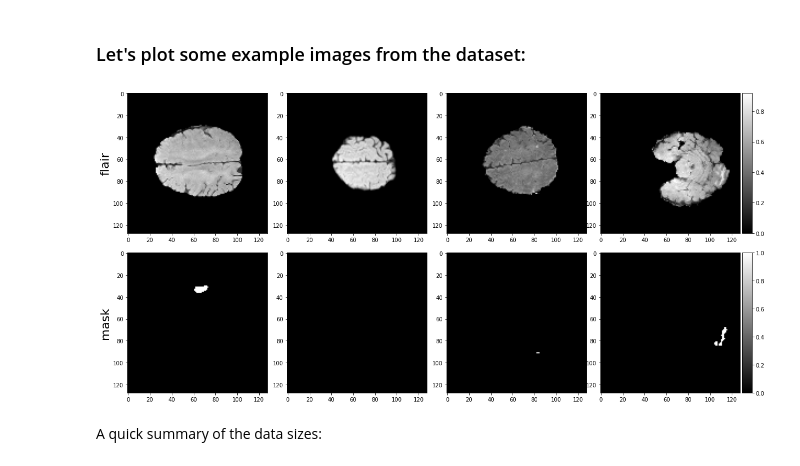
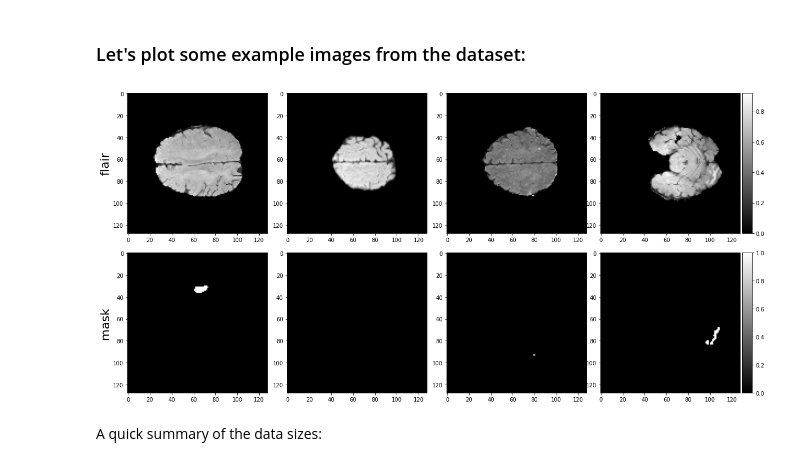
Before and after one commit to klashenriksson/CNNwAMIA, a Jupyter notebook: assignment_2.ipynb, the cells around one changed output. Drawn from its saved outputs; the diff is of its cells as text; code cells hidden in the pictures.

```diff
--- a/assignment_2.ipynb
+++ b/assignment_2.ipynb
@@ -241,38 +163,34 @@ fig.subplots_adjust(left=0.001,
                     top=0.95,
                     bottom=0.005,
                     wspace=0.05,
                     hspace=0.14)
 
 M, N = len(array_labels), 4
 ax = []
 for i in range(M):
     ax.append([None] * N)
     for j in range(N):
         ax[i][j] = plt.subplot2grid((M, N), (i, j), rowspan=1, colspan=1)
 
 batch_idx = np.random.randint(0, len(gen_train))
 imgs = gen_train[batch_idx]
 idx = [0,1,2,3]  # Plot images in mini-batch with these indices
 ii = 0
 
-augmentator = DataAugmentor(rot_prob=0.5, translate_prob=0.5, scale_prob=0.2)
-
-imgs = augmentator.augment_batch(imgs)
-
 for j in range(N):
     for i in range(M):
         im = ax[i][j].imshow(imgs[i][idx[ii], :, :, 0], cmap='gray')
        #im = ax[i][j].imshow(input_imgs[idx[ii], :, :, 0], cmap='gray')
 
         if j == 0:  # Label only on the left
             ax[i][j].set_ylabel(gen_train.arrays[i], fontsize=22)
         if j == N - 1:  # Colorbar only on the right
             divider = make_axes_locatable(ax[i][j])
             cax1 = divider.append_axes("right", size="7%", pad=0.05)
             cbar = plt.colorbar(im, cax=cax1)
     ii += 1
 # %% [output]
-[figure, old version]
+[figure, new version]
 # %% [markdown]
 A quick summary of the data sizes:
 # %%
```
Also changed, not shown: parts of 14 cells of this notebook.
